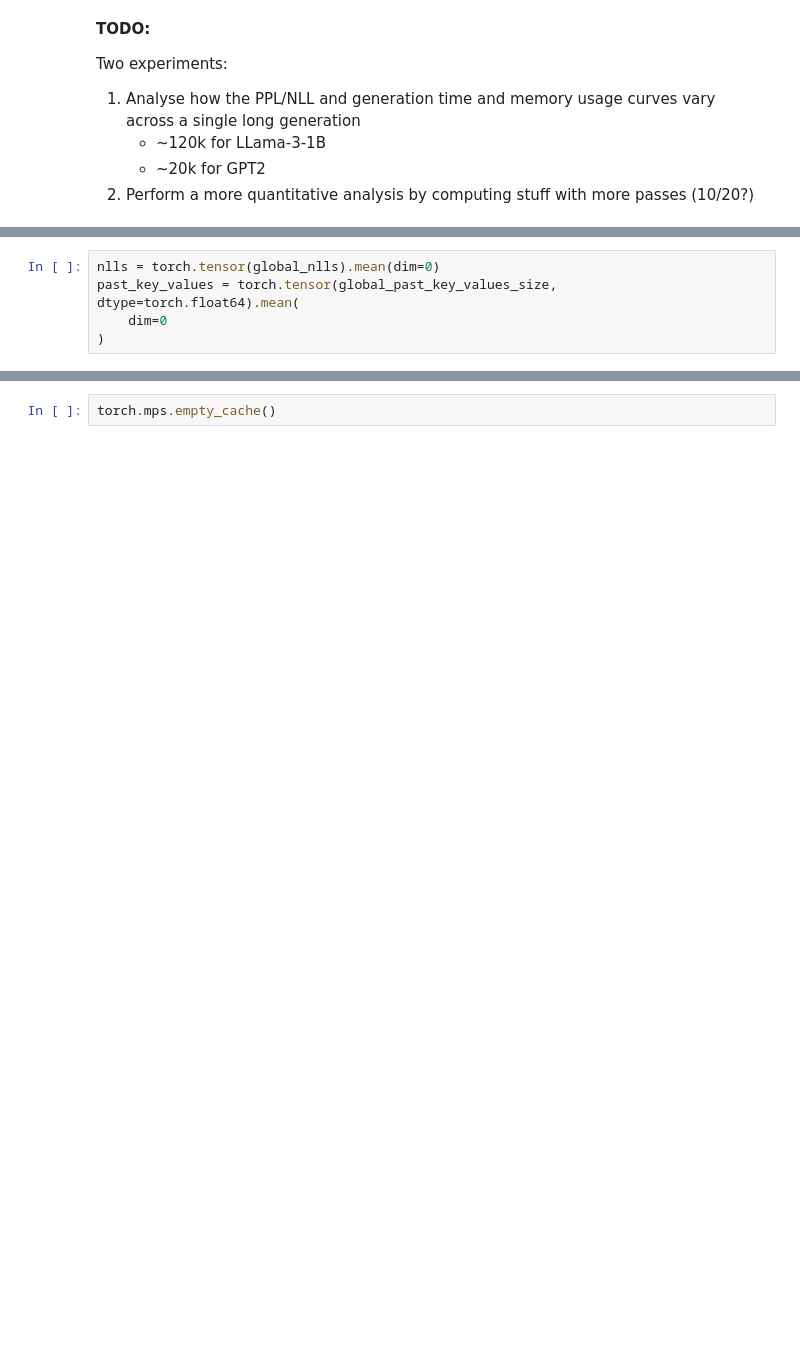
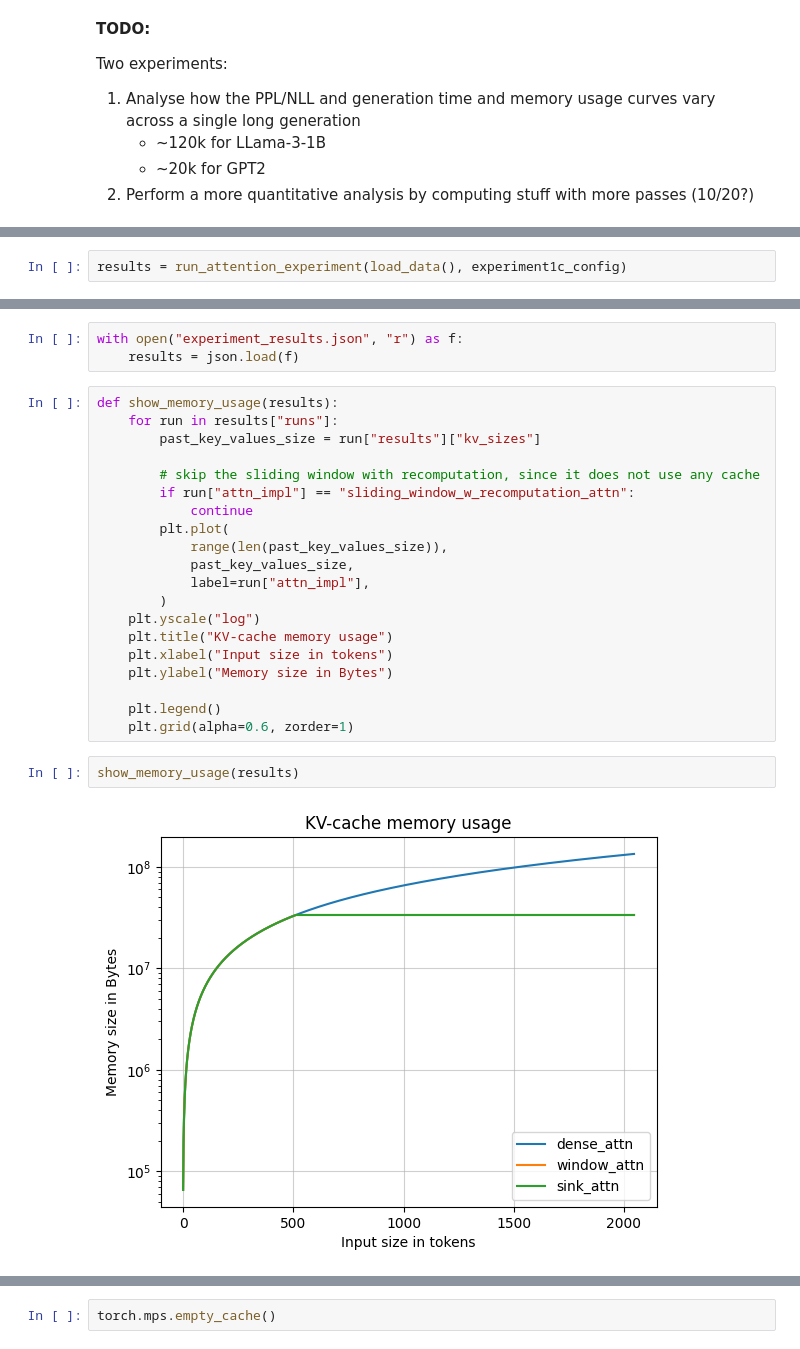
Before and after one commit to TheRootOf3/understanding-attention-sinks, a Jupyter notebook: main.ipynb, the cells around one changed output, grey strips where cells are left out. Saved outputs shown, nothing was run; the diff lists cells and outputs as text; blank space fills up the shorter version.

Commit message:
Added plot drawing functions and experiment starter. Extracted the cache eviction function for sink attention.
Signed-off-by: TheRootOf3 <aceszablewski@gmail.com>

```diff
--- a/main.ipynb
+++ b/main.ipynb
@@ -578,5 +622,0 @@ begin_idx=0, end_idx=512
-# %%
-nlls = torch.tensor(global_nlls).mean(dim=0)
-past_key_values = torch.tensor(global_past_key_values_size, dtype=torch.float64).mean(
-    dim=0
-)
@@ -586,0 +661,2 @@ past_key_values_size[0]
+# %%
+results = run_attention_experiment(load_data(), experiment1c_config)
@@ -586,0 +670,27 @@ past_key_values_size[0]
+# %%
+with open("experiment_results.json", "r") as f:
+    results = json.load(f)
+# %%
+def show_memory_usage(results):
+    for run in results["runs"]:
+        past_key_values_size = run["results"]["kv_sizes"]
+
+        # skip the sliding window with recomputation, since it does not use any cache
+        if run["attn_impl"] == "sliding_window_w_recomputation_attn":
+            continue
+        plt.plot(
+            range(len(past_key_values_size)),
+            past_key_values_size,
+            label=run["attn_impl"],
+        )
+    plt.yscale("log")
+    plt.title("KV-cache memory usage")
+    plt.xlabel("Input size in tokens")
+    plt.ylabel("Memory size in Bytes")
+
+    plt.legend()
+    plt.grid(alpha=0.6, zorder=1)
+# %%
+show_memory_usage(results)
+# %% [output]
+[figure, added]
```
Also changed, not shown: parts of 27 cells of this notebook.
